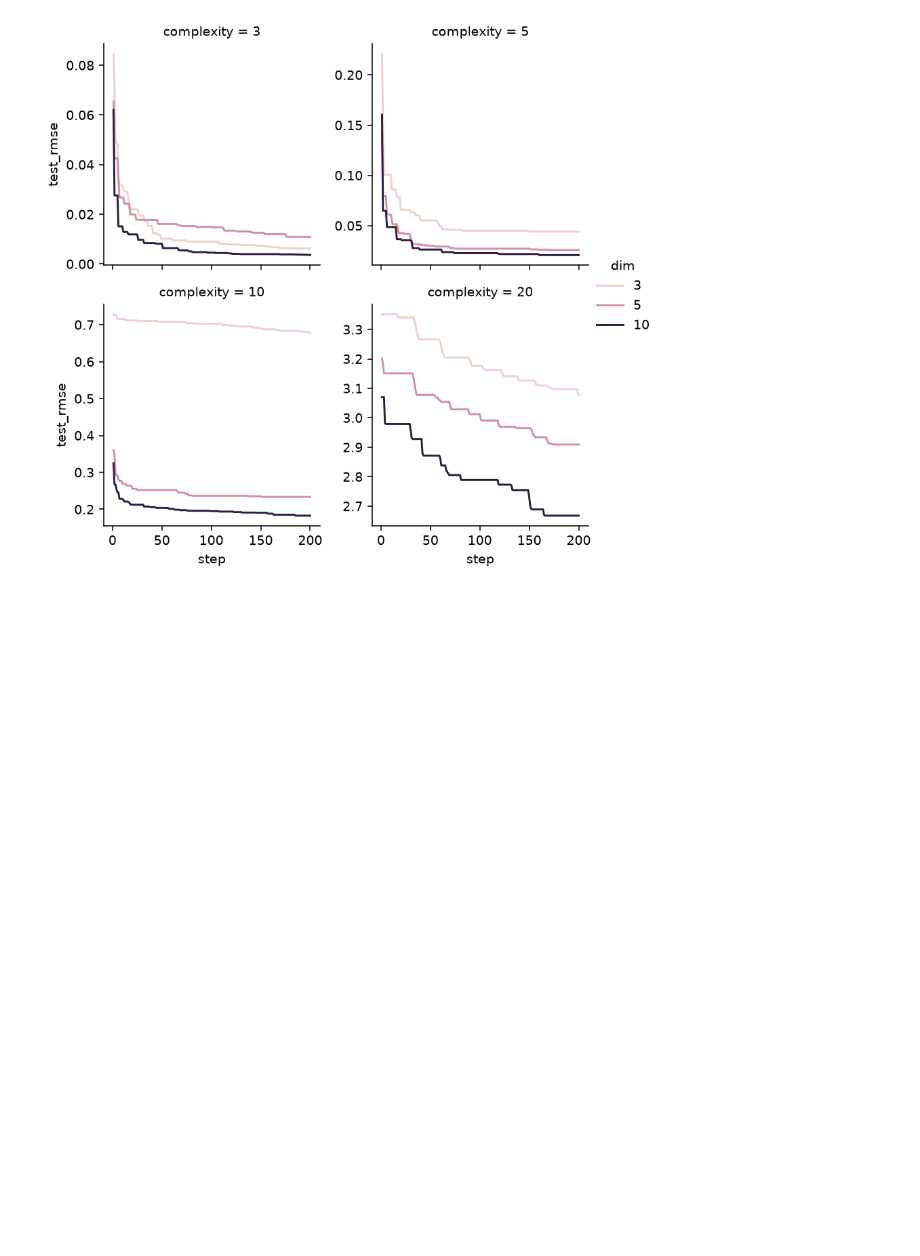
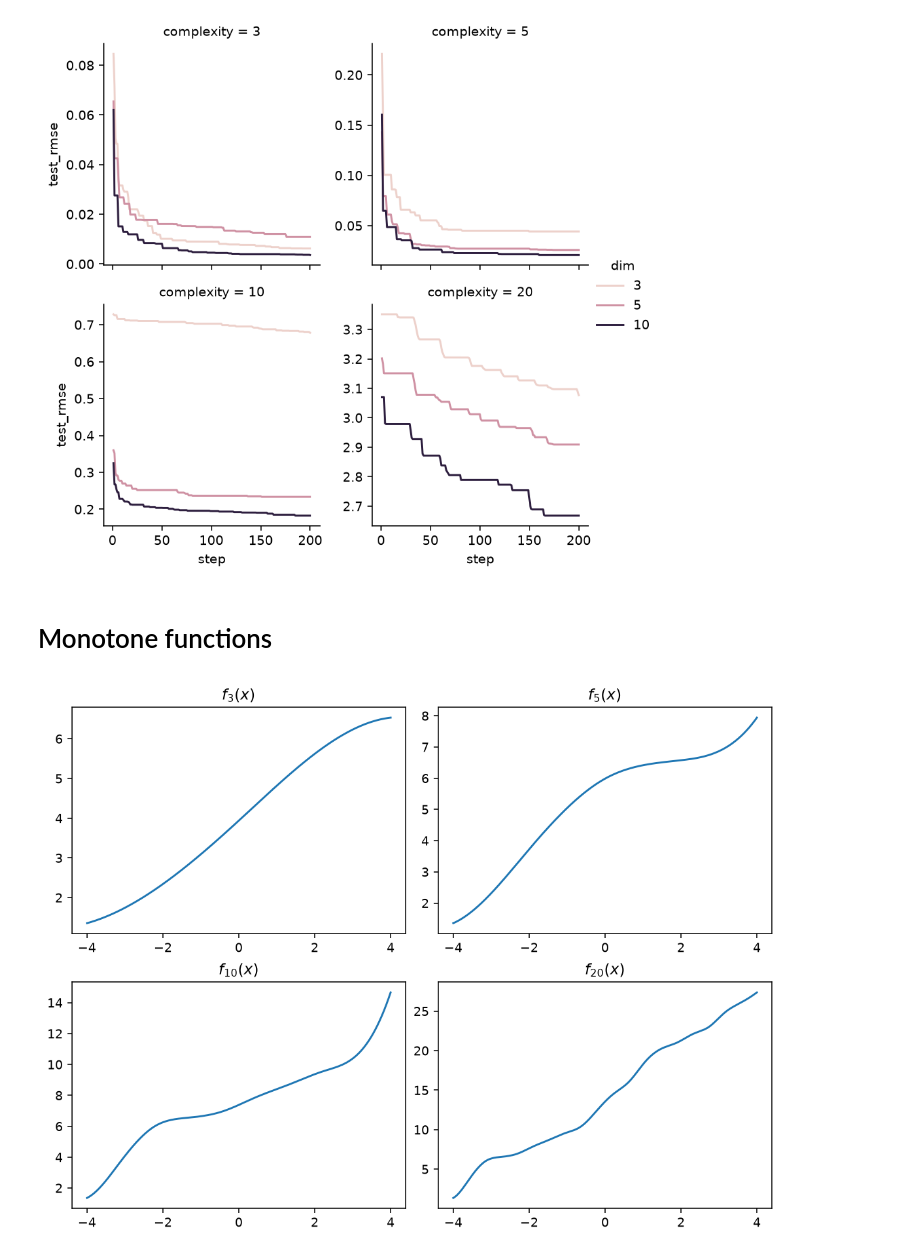
Before and after one commit to alexshtf/spectral_neuron_paper, a Jupyter notebook: notebooks/univariate_fitting.ipynb, the cells around one changed output. Cells and saved outputs as stored; diff of their text form; code cells hidden in the pictures; blank space fills up the shorter version.

Commit message:
Add monotone spline fitting experiments

```diff
--- a/notebooks/univariate_fitting.ipynb
+++ b/notebooks/univariate_fitting.ipynb
@@ -26,3 +26,11 @@ def random_func(m: int, sigma: float=1., lower=-3, upper=3, rng: np.random.Gener
+# %%
+def random_inc_func(m: int, sigma: float=1., lower=-4, upper=4, rng: np.random.Generator = None):
+    if rng is None:
+        rng = np.random.default_rng(42)
+
+    ts = np.r_[lower, lower, lower, np.linspace(lower, upper, m), upper, upper, upper]
+    cs = np.cumsum(np.exp(rng.normal(0.0, sigma, size=m + 3)))
+    return interp.BSpline(ts, cs, k=3, extrapolate=True)
 # %%
 def func_gallery(random_func_fn, rng, ms=[3, 5, 10, 20]):
     n_cols = int(math.ceil(math.sqrt(len(ms))))
@@ -148,3 +173,9 @@ sns.relplot(scaling_laws_df, kind='line', x='step', y='test_rmse', col='complexi
 # %% [output]
 <seaborn.axisgrid.FacetGrid at 0x...>
 [figure]
+# %% [markdown]
+# Monotone functions
+# %%
+func_gallery(random_inc_func, np.random.default_rng(42))
+# %% [output]
+[figure, added]
```
Also changed, not shown: parts of 14 cells of this notebook.
